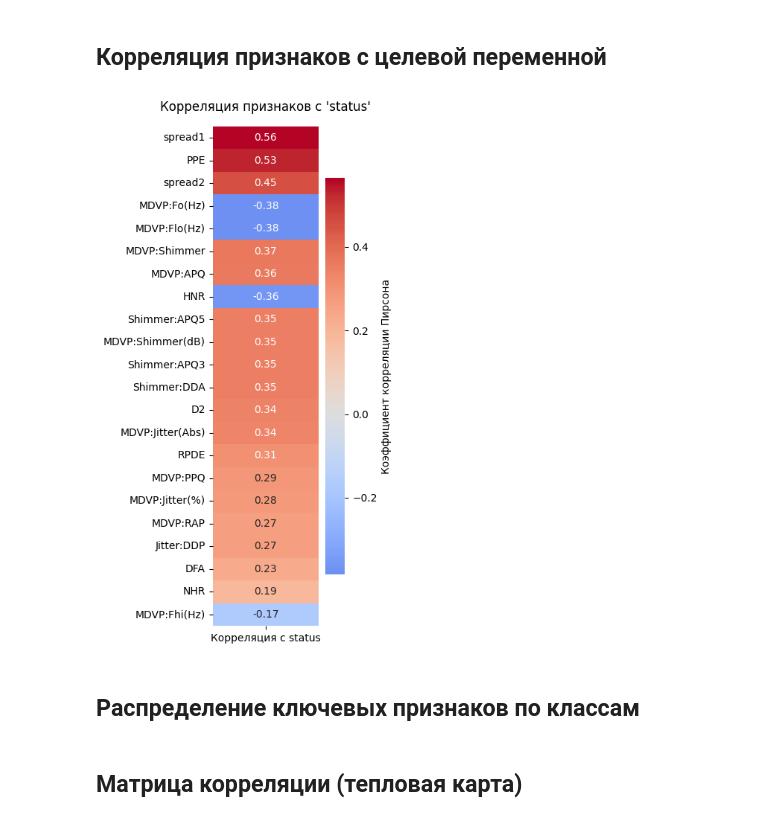
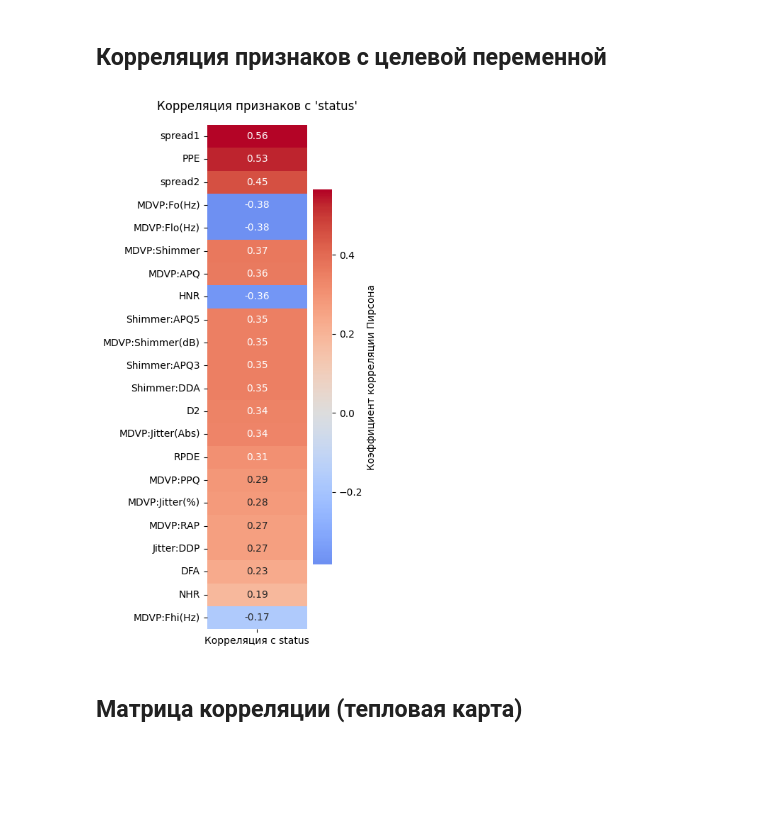
Before and after one commit to Mojusei/parkinsons-detection, a Jupyter notebook: notebooks/eda-parkinsons.ipynb, the cells around one changed output. Saved outputs shown, nothing was run; the diff lists cells and outputs as text; code cells hidden in the pictures; blank space fills up the shorter version.

```diff
--- a/notebooks/eda-parkinsons.ipynb
+++ b/notebooks/eda-parkinsons.ipynb
@@ -96,9 +95,7 @@ df.describe()
 # %%
 from src.visualization.visualize import plot_target_correlation
 
 
-plot_target_correlation(df=df, save_path=reports_path / 'correlation_heatmap.png')
+plot_target_correlation(df=df, save_path=reports_path / 'target_correlation.png')
 # %% [output]
-[figure, old version]
+[figure, new version]
-# %% [markdown]
-## Распределение ключевых признаков по классам
```
Also changed, not shown: parts of 5 cells of this notebook.
